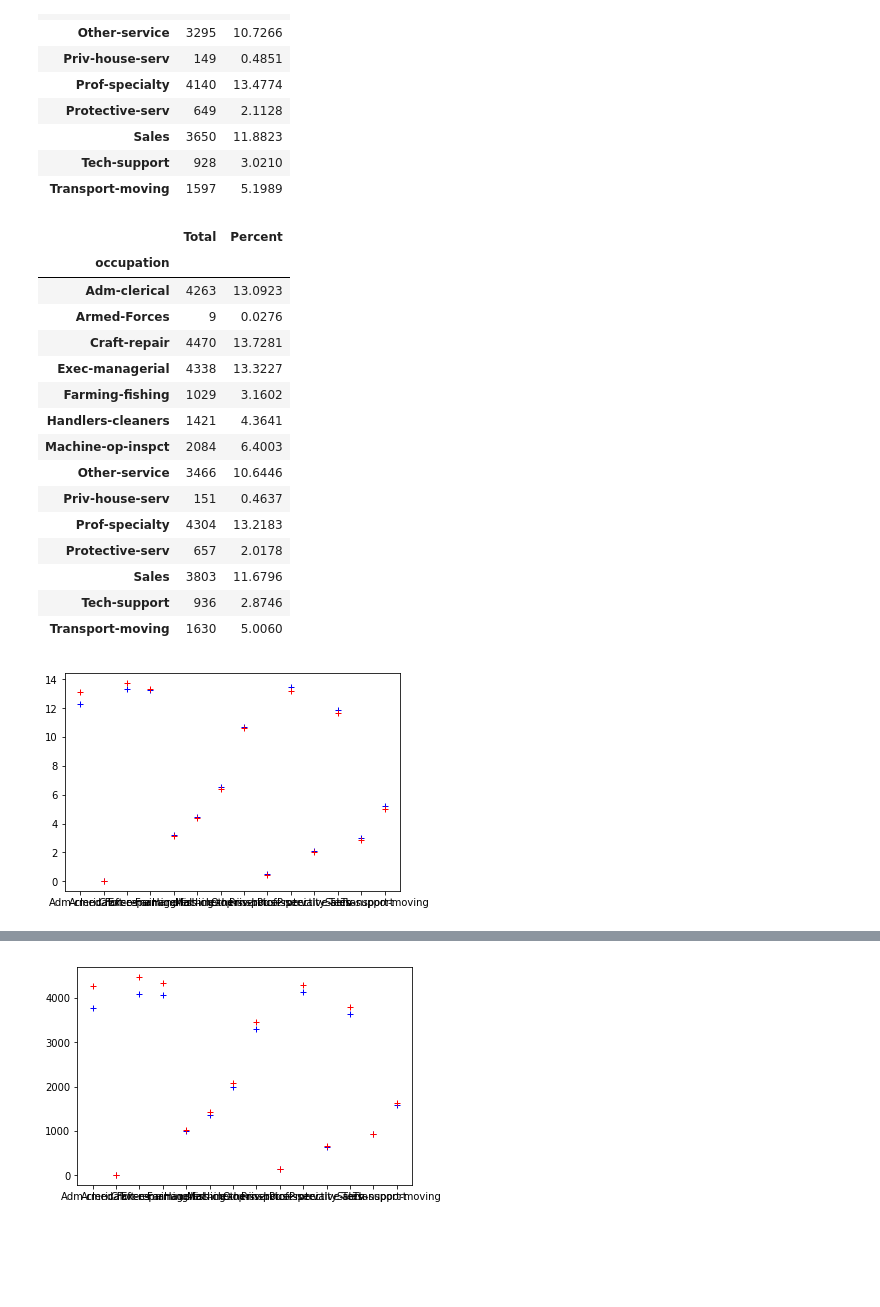
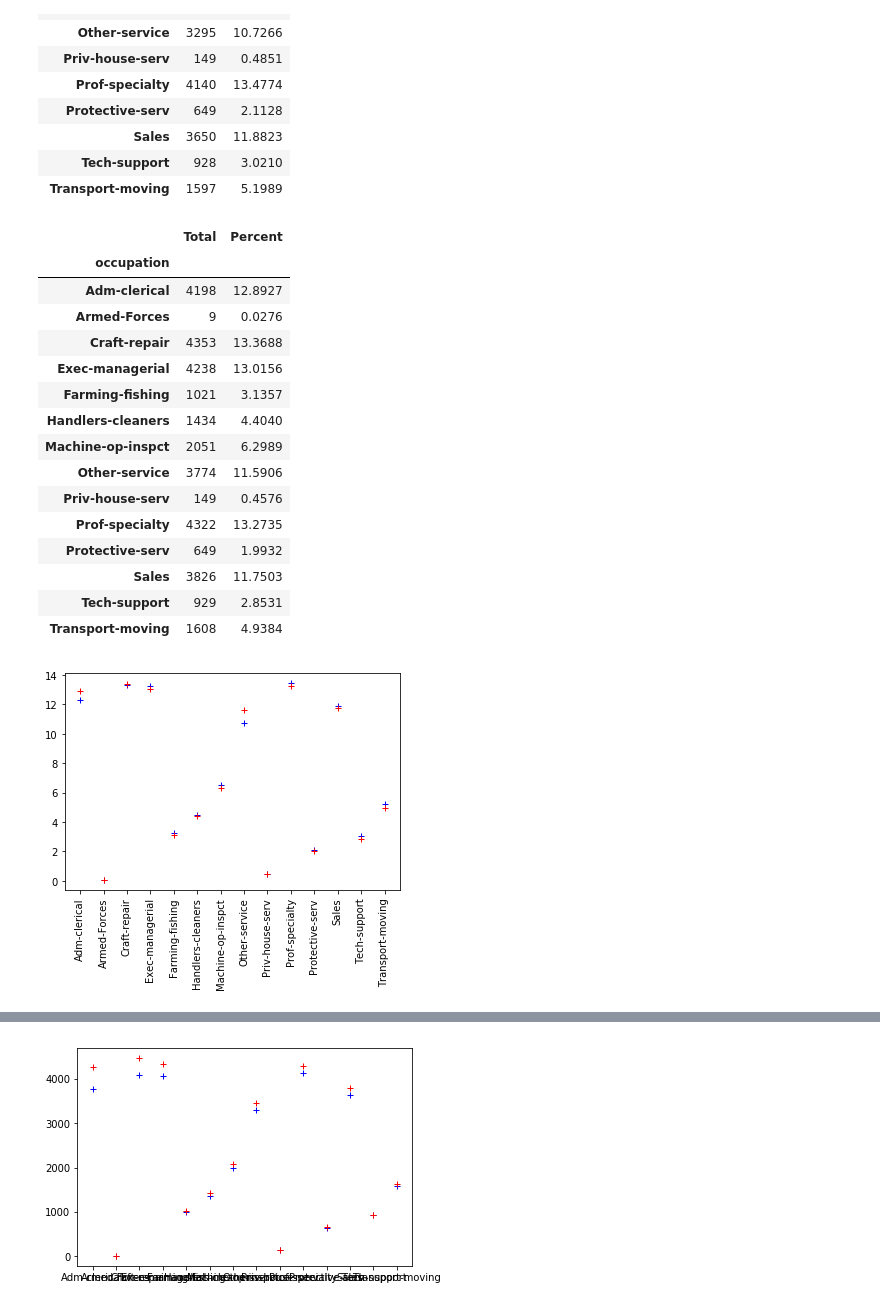
Before and after one commit to martinpauline/income_prediction, a Jupyter notebook: Predictions_of_missing_data.ipynb, the cells around one changed output, grey strips where cells are left out. Saved outputs shown, nothing was run; the diff lists cells and outputs as text; code cells hidden in the pictures; blank space fills up the shorter version.

```diff
--- a/Predictions_of_missing_data.ipynb
+++ b/Predictions_of_missing_data.ipynb
@@ -115,3 +114,7 @@ result_knn = clf_knn.predict(prediction)
+# %%
+clf_knn = KNeighborsClassifier(n_neighbors=20)
+clf_knn.fit(X,Y)
+result_knn = clf_knn.predict(prediction)
 # %%
 prediction['occupation']=[x for x in result_knn]
 # %%
@@ -179,25 +191,26 @@ stats_fin
 # %% [output]
 |  | Total | Percent |
 | occupation |  |  |
-| Adm-clerical | 4263 | 13.0923 |
+| Adm-clerical | 4198 | 12.8927 |
 | Armed-Forces | 9 | 0.0276 |
-| Craft-repair | 4470 | 13.7281 |
-| Exec-managerial | 4338 | 13.3227 |
-| Farming-fishing | 1029 | 3.1602 |
-| Handlers-cleaners | 1421 | 4.3641 |
-| Machine-op-inspct | 2084 | 6.4003 |
-| Other-service | 3466 | 10.6446 |
-| Priv-house-serv | 151 | 0.4637 |
-| Prof-specialty | 4304 | 13.2183 |
-| Protective-serv | 657 | 2.0178 |
-| Sales | 3803 | 11.6796 |
-| Tech-support | 936 | 2.8746 |
-| Transport-moving | 1630 | 5.0060 |
+| Craft-repair | 4353 | 13.3688 |
+| Exec-managerial | 4238 | 13.0156 |
+| Farming-fishing | 1021 | 3.1357 |
+| Handlers-cleaners | 1434 | 4.4040 |
+| Machine-op-inspct | 2051 | 6.2989 |
+| Other-service | 3774 | 11.5906 |
+| Priv-house-serv | 149 | 0.4576 |
+| Prof-specialty | 4322 | 13.2735 |
+| Protective-serv | 649 | 1.9932 |
+| Sales | 3826 | 11.7503 |
+| Tech-support | 929 | 2.8531 |
+| Transport-moving | 1608 | 4.9384 |
 # %%
 # Comparaison en pourcentage
 fig = plt.figure()
 plt.plot(stats_ini.index, stats_ini['Percent'],'b+')  # en bleu : données brutes
 plt.plot(stats_fin.index, stats_fin['Percent'],'r+')  # en rouge : données complétées par les prédictions
+plt.xticks(rotation=90)
 plt.show()
 # %% [output]
-[figure, old version]
+[figure, new version]
```
Also changed, not shown: parts of 9 cells of this notebook.
